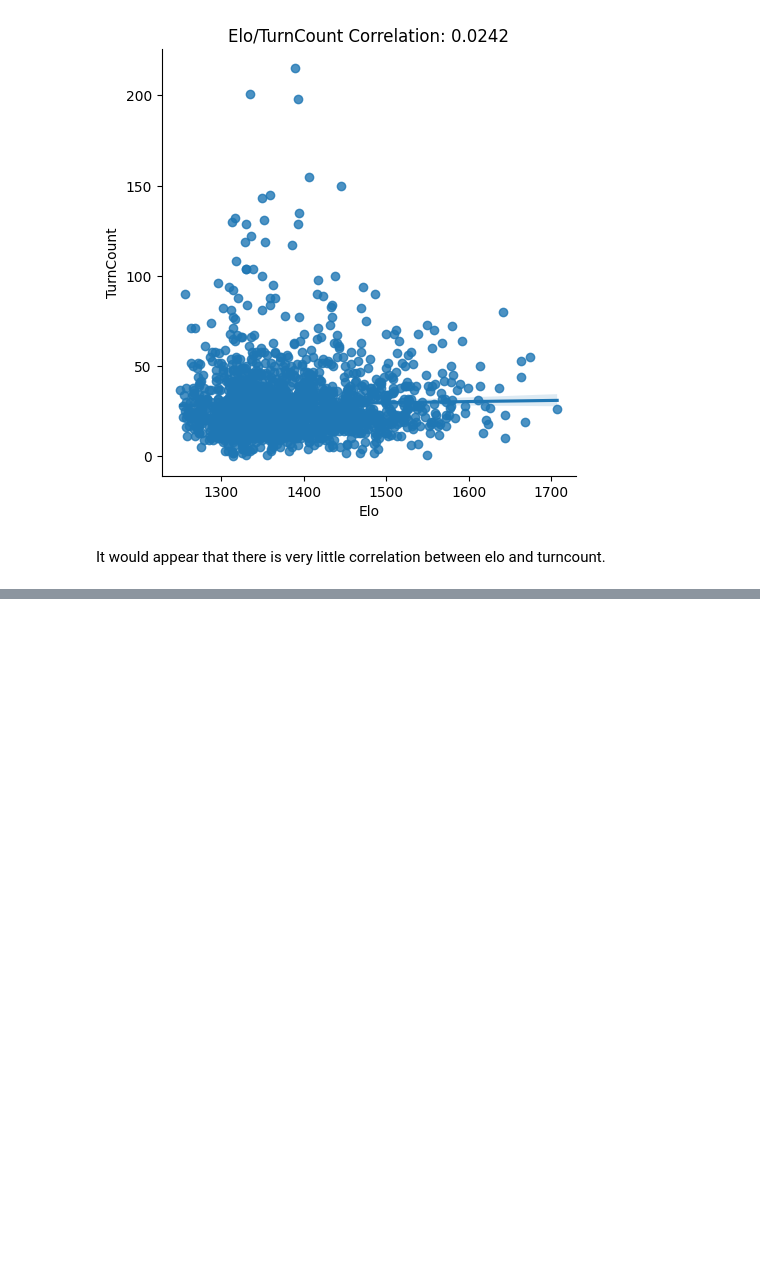
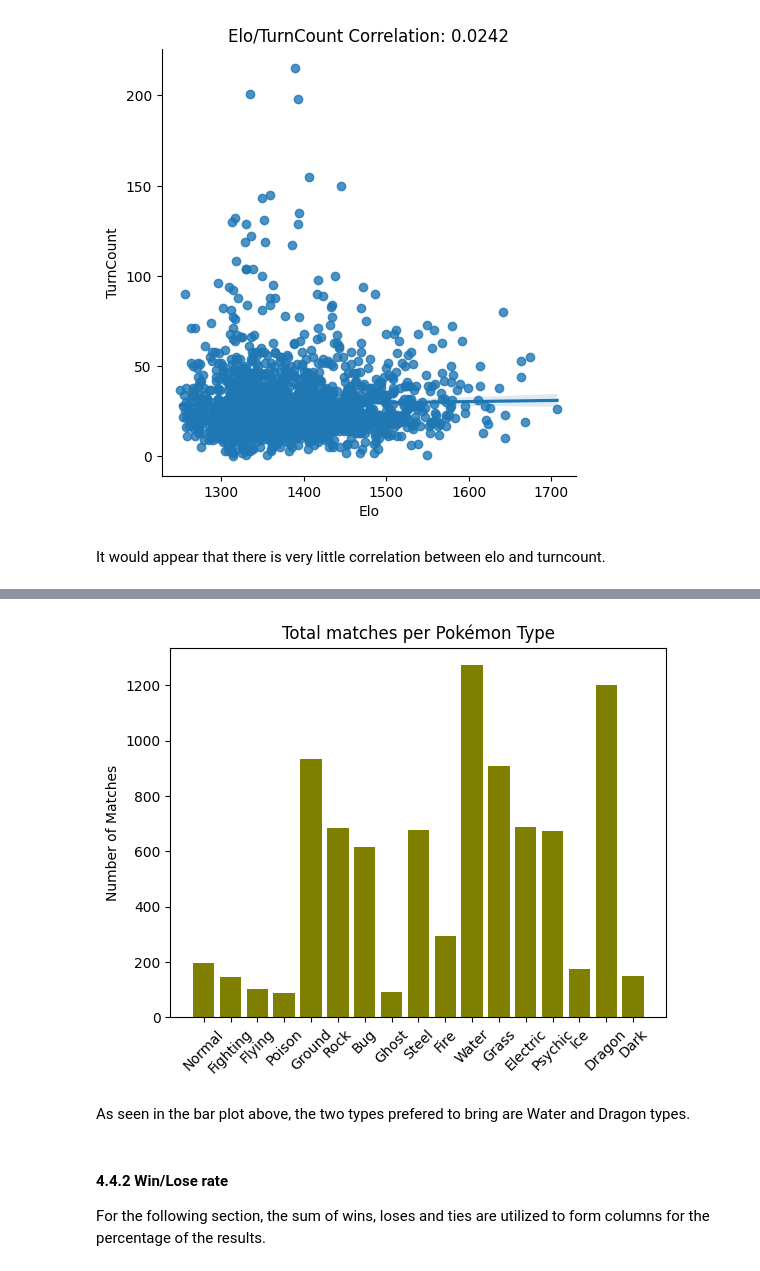
Before and after one commit to jrgo7/csmodel-mco, a Jupyter notebook: phase-1.ipynb, the cells around one changed output, grey strips where cells are left out. Cells and saved outputs as stored; diff of their text form; code cells hidden in the pictures; blank space fills up the shorter version.

```diff
--- a/phase-1.ipynb
+++ b/phase-1.ipynb
@@ -757,0 +820,12 @@ It would appear that there is very little correlation between elo and turncount.
+# %%
+types = ['Normal', 'Fighting','Flying','Poison','Ground','Rock','Bug','Ghost','Steel',
+         'Fire','Water','Grass','Electric','Psychic','Ice','Dragon','Dark'
+]
+
+results = ['win', 'lose', 'tie', 'total']
+
+gen5_type_winrate_df = pd.DataFrame({'Type': types})
+for result in results:
+    gen5_type_winrate_df[result] = 0
+
+gen5_type_winrate_df.info()
@@ -757,0 +845,24 @@ It would appear that there is very little correlation between elo and turncount.
+# %%
+for row in showdown_df.itertuples():
+    for type in types:
+        if (showdown_df.at[row.Index, f'Has_{type}']):
+            result = showdown_df.at[row.Index, 'Result']
+            gen5_type_winrate_df.loc[gen5_type_winrate_df['Type'] == type, result] += 1
+            gen5_type_winrate_df.loc[gen5_type_winrate_df['Type'] == type, 'total'] += 1
+# %%
+plt.bar(gen5_type_winrate_df['Type'], gen5_type_winrate_df['total'], color='olive')
+
+plt.ylabel('Number of Matches')
+plt.title('Total matches per Pokémon Type')
+plt.xticks(rotation=45)
+plt.show()
+# %% [output]
+[figure, added]
+# %% [markdown]
+As seen in the bar plot above, the two types prefered to bring are Water and Dragon types.
+# %% [markdown]
+
+
+#### 4.4.2 Win/Lose rate
+
+For the following section, the sum of wins, loses and ties are utilized to form columns for the percentage of the results.
```
Also changed, not shown: parts of 15 cells of this notebook, 2 other files.
